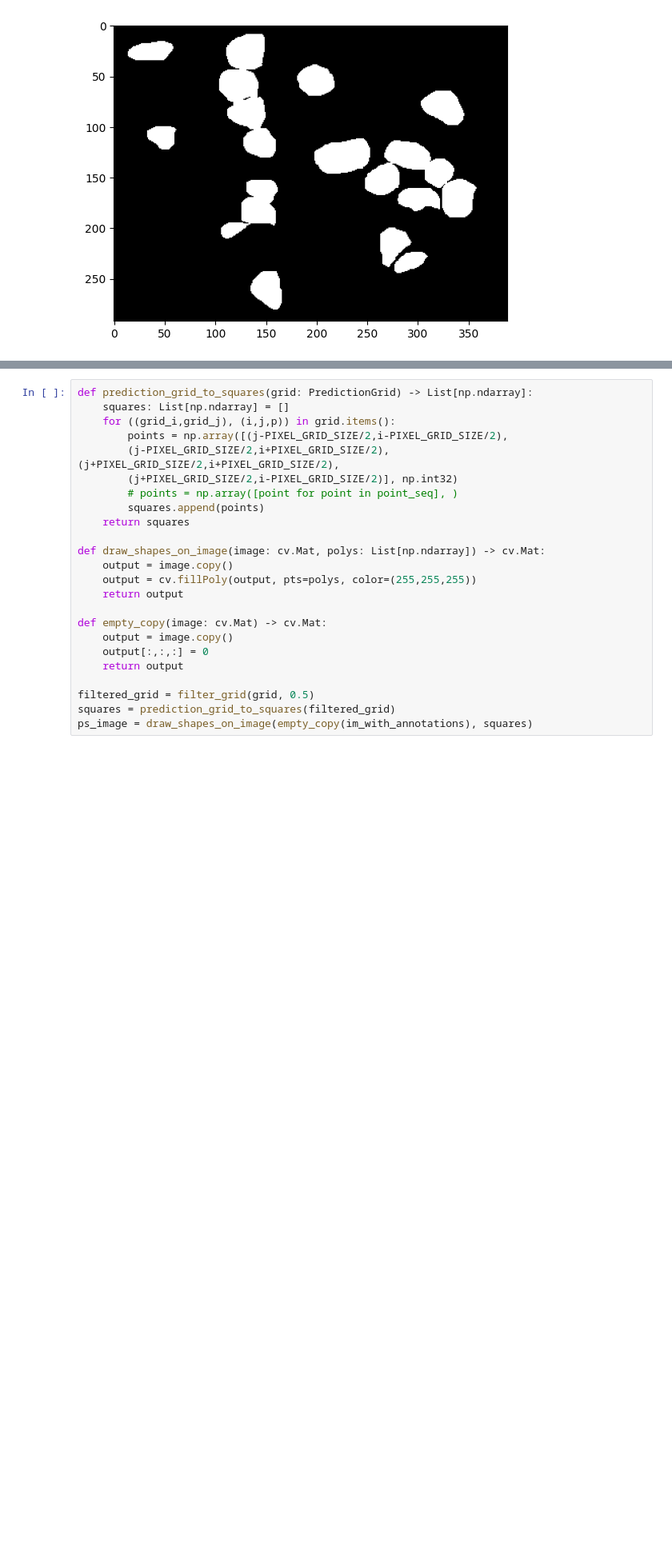
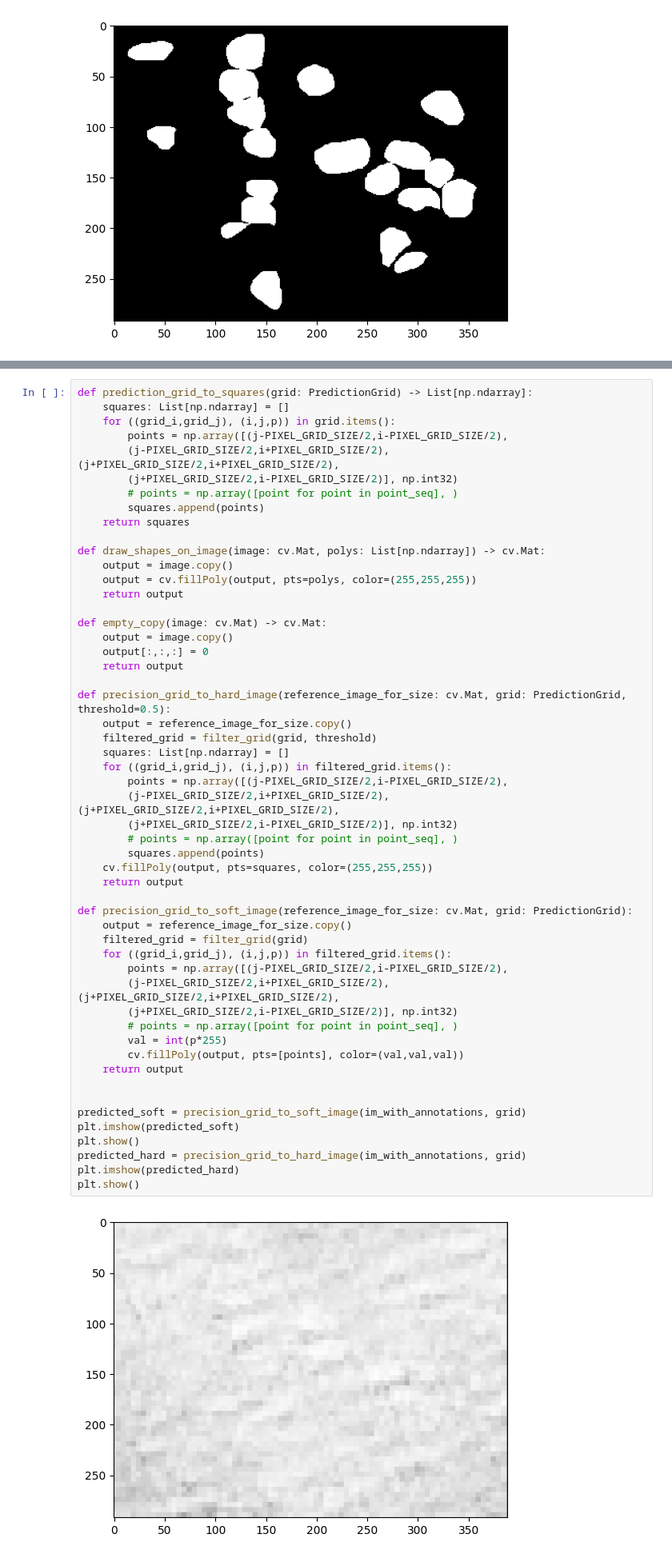
Before and after one commit to tadeohepperle/advanced_bioimage_programming, a Jupyter notebook: bioimage_programming_final_project/index.ipynb, the cells around one changed output, grey strips where cells are left out. Shown: that part at 80% size. Saved outputs shown, nothing was run; the diff lists cells and outputs as text; blank space fills up the shorter version.

```diff
--- a/bioimage_programming_final_project/index.ipynb
+++ b/bioimage_programming_final_project/index.ipynb
@@ -416,24 +418,55 @@ draw_prediction_grid(im_with_annotations, grid)
 # %%
 def prediction_grid_to_squares(grid: PredictionGrid) -> List[np.ndarray]:
     squares: List[np.ndarray] = []
     for ((grid_i,grid_j), (i,j,p)) in grid.items():
         points = np.array([(j-PIXEL_GRID_SIZE/2,i-PIXEL_GRID_SIZE/2),
         (j-PIXEL_GRID_SIZE/2,i+PIXEL_GRID_SIZE/2),(j+PIXEL_GRID_SIZE/2,i+PIXEL_GRID_SIZE/2),
         (j+PIXEL_GRID_SIZE/2,i-PIXEL_GRID_SIZE/2)], np.int32)
         # points = np.array([point for point in point_seq], )
         squares.append(points)
     return squares
 
 def draw_shapes_on_image(image: cv.Mat, polys: List[np.ndarray]) -> cv.Mat:
     output = image.copy()
     output = cv.fillPoly(output, pts=polys, color=(255,255,255))
     return output
 
 def empty_copy(image: cv.Mat) -> cv.Mat:
     output = image.copy()
     output[:,:,:] = 0
     return output
 
-filtered_grid = filter_grid(grid, 0.5)
-squares = prediction_grid_to_squares(filtered_grid)
-ps_image = draw_shapes_on_image(empty_copy(im_with_annotations), squares)
+def precision_grid_to_hard_image(reference_image_for_size: cv.Mat, grid: PredictionGrid, threshold=0.5):
+    output = reference_image_for_size.copy()
+    filtered_grid = filter_grid(grid, threshold)
+    squares: List[np.ndarray] = []
+    for ((grid_i,grid_j), (i,j,p)) in filtered_grid.items():
+        points = np.array([(j-PIXEL_GRID_SIZE/2,i-PIXEL_GRID_SIZE/2),
+        (j-PIXEL_GRID_SIZE/2,i+PIXEL_GRID_SIZE/2),(j+PIXEL_GRID_SIZE/2,i+PIXEL_GRID_SIZE/2),
+        (j+PIXEL_GRID_SIZE/2,i-PIXEL_GRID_SIZE/2)], np.int32)
+        # points = np.array([point for point in point_seq], )
+        squares.append(points)
+    cv.fillPoly(output, pts=squares, color=(255,255,255))
+    return output
+
+def precision_grid_to_soft_image(reference_image_for_size: cv.Mat, grid: PredictionGrid):
+    output = reference_image_for_size.copy()
+    filtered_grid = filter_grid(grid)
+    for ((grid_i,grid_j), (i,j,p)) in filtered_grid.items():
+        points = np.array([(j-PIXEL_GRID_SIZE/2,i-PIXEL_GRID_SIZE/2),
+        (j-PIXEL_GRID_SIZE/2,i+PIXEL_GRID_SIZE/2),(j+PIXEL_GRID_SIZE/2,i+PIXEL_GRID_SIZE/2),
+        (j+PIXEL_GRID_SIZE/2,i-PIXEL_GRID_SIZE/2)], np.int32)
+        # points = np.array([point for point in point_seq], )
+        val = int(p*255)
+        cv.fillPoly(output, pts=[points], color=(val,val,val))
+    return output
+
+
+predicted_soft = precision_grid_to_soft_image(im_with_annotations, grid)
+plt.imshow(predicted_soft)
+plt.show()
+predicted_hard = precision_grid_to_hard_image(im_with_annotations, grid)
+plt.imshow(predicted_hard)
+plt.show()
+# %% [output]
+[figure, added]
```
Also changed, not shown: parts of 7 cells of this notebook, 2 other files.
